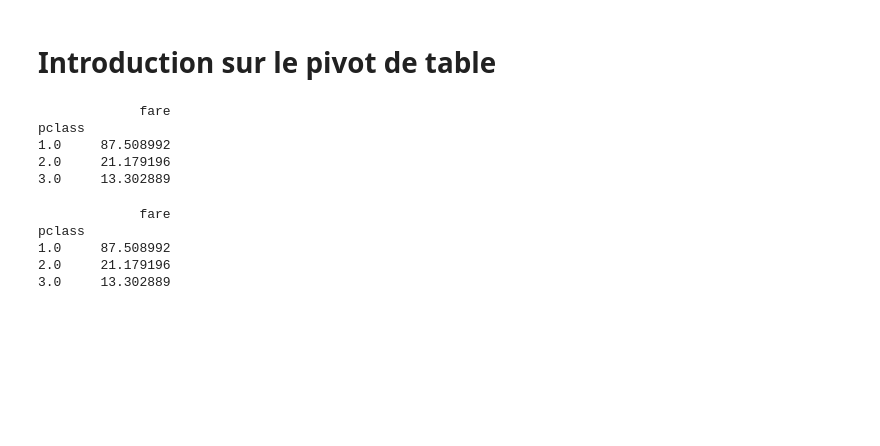
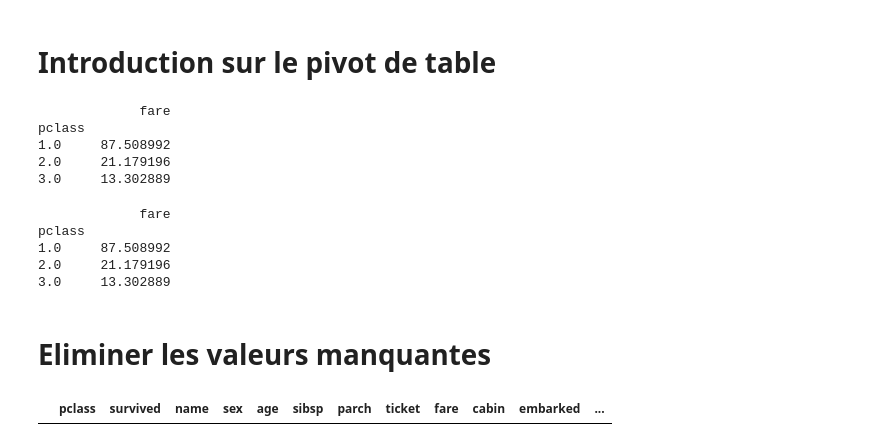
Before and after one commit to brunoharlein/pandas_is_cool, a Jupyter notebook: Cours Pandas.ipynb, the cells around one changed output. Cells and saved outputs as stored; diff of their text form; code cells hidden in the pictures; blank space fills up the shorter version.

```diff
--- a/Cours Pandas.ipynb
+++ b/Cours Pandas.ipynb
@@ -906,3 +906,5 @@ pclass
 # %%
 # Cela est plus rapide que l'exercise "calculer des statistiques de prix"
 # C'est le but de pandas mais il est important de connaître les deux versions
+# %% [markdown]
+# Eliminer les valeurs manquantes
@@ -908,0 +913,5 @@ pclass
+# %%
+drop_na_rows = titanic_survival.dropna(axis = 0)
+drop_na_rows
+# %% [output]
+|  | pclass | survived | name | sex | age | sibsp | parch | ticket | fare | cabin | embarked | ... |
```
Also changed, not shown: parts of 9 cells of this notebook, 1 other file.
